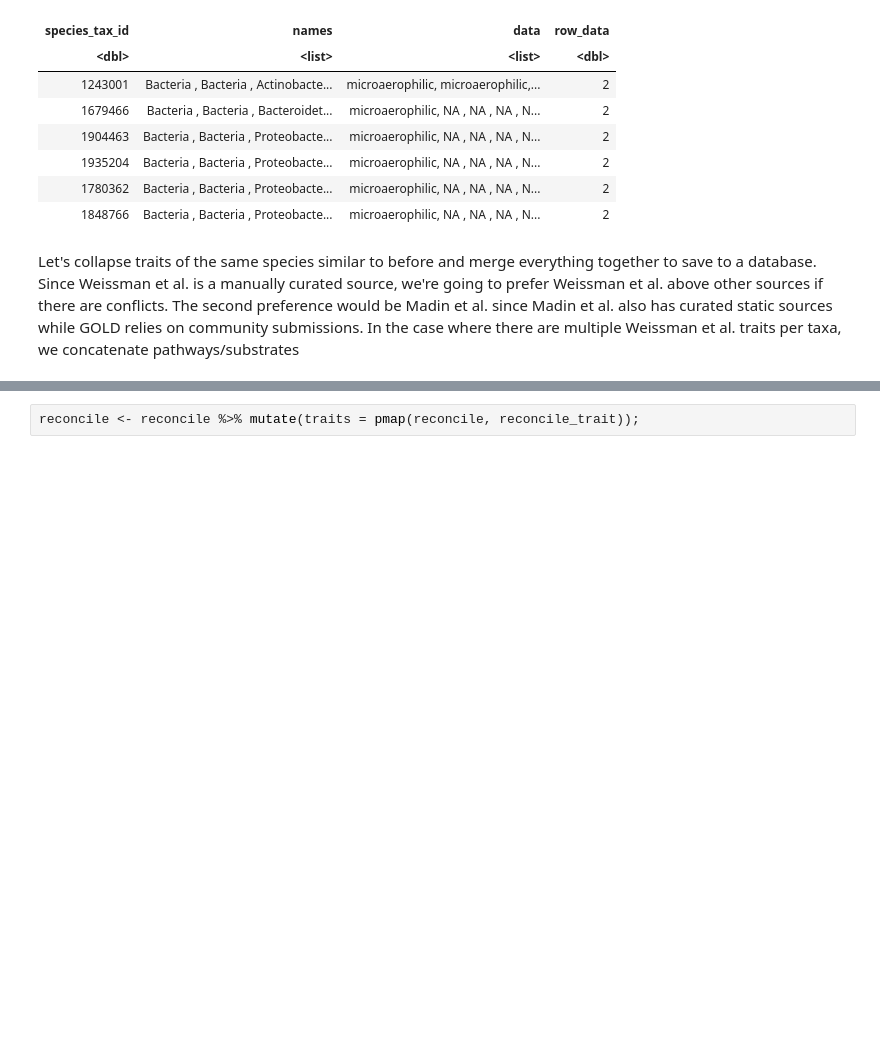
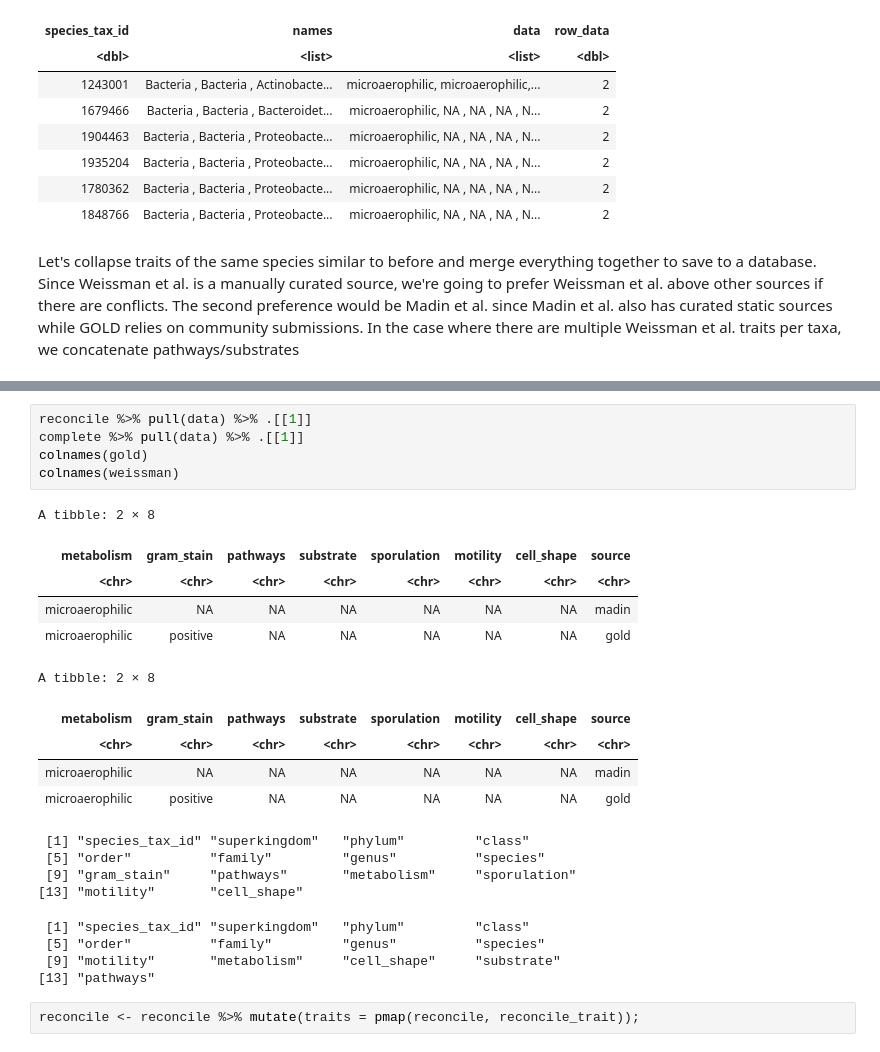
Before and after one commit to qpmnguyen/microbe_set_trait, a Jupyter notebook: notebooks/db_prep.ipynb, the cells around one changed output, grey strips where cells are left out. Drawn from its saved outputs; the diff is of its cells as text; blank space fills up the shorter version.

```diff
--- a/notebooks/db_prep.ipynb
+++ b/notebooks/db_prep.ipynb
@@ -292,3 +293,27 @@ A tibble: 6 × 4
+# %%
+reconcile %>% pull(data) %>% .[[1]]
+complete %>% pull(data) %>% .[[1]]
+colnames(gold)
+colnames(weissman)
+# %% [output]
+A tibble: 2 × 8
+| metabolism | gram_stain | pathways | substrate | sporulation | motility | cell_shape | source |
+| <chr> | <chr> | <chr> | <chr> | <chr> | <chr> | <chr> | <chr> |
+| microaerophilic | NA | NA | NA | NA | NA | NA | madin |
+| microaerophilic | positive | NA | NA | NA | NA | NA | gold |
+A tibble: 2 × 8
+| metabolism | gram_stain | pathways | substrate | sporulation | motility | cell_shape | source |
+| <chr> | <chr> | <chr> | <chr> | <chr> | <chr> | <chr> | <chr> |
+| microaerophilic | NA | NA | NA | NA | NA | NA | madin |
+| microaerophilic | positive | NA | NA | NA | NA | NA | gold |
+ [1] "species_tax_id" "superkingdom"   "phylum"         "class"
+ [5] "order"          "family"         "genus"          "species"
+ [9] "gram_stain"     "pathways"       "metabolism"     "sporulation"
+[13] "motility"       "cell_shape"
+ [1] "species_tax_id" "superkingdom"   "phylum"         "class"
+ [5] "order"          "family"         "genus"          "species"
+ [9] "motility"       "metabolism"     "cell_shape"     "substrate"
+[13] "pathways"
 # %%
 reconcile <- reconcile %>% mutate(traits = pmap(reconcile, reconcile_trait));
 # %%
```
Also changed, not shown: parts of 9 cells of this notebook, 11 other files.
